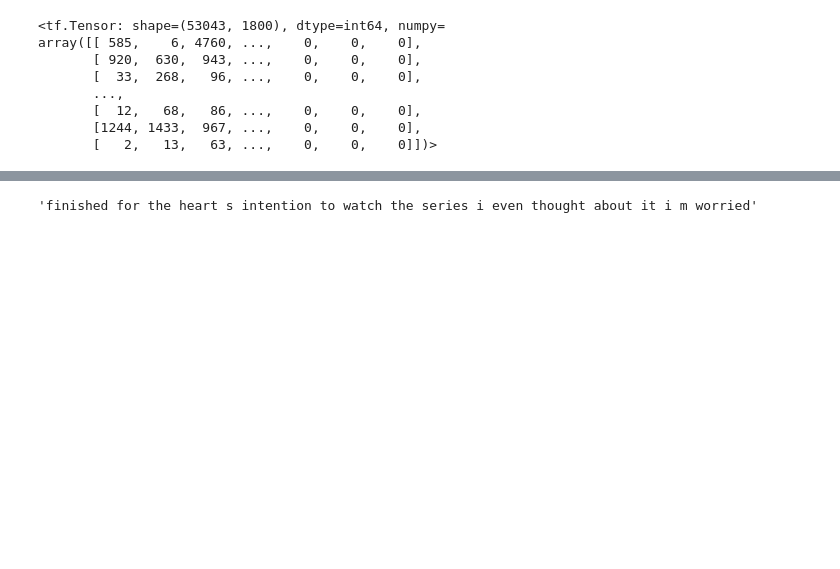
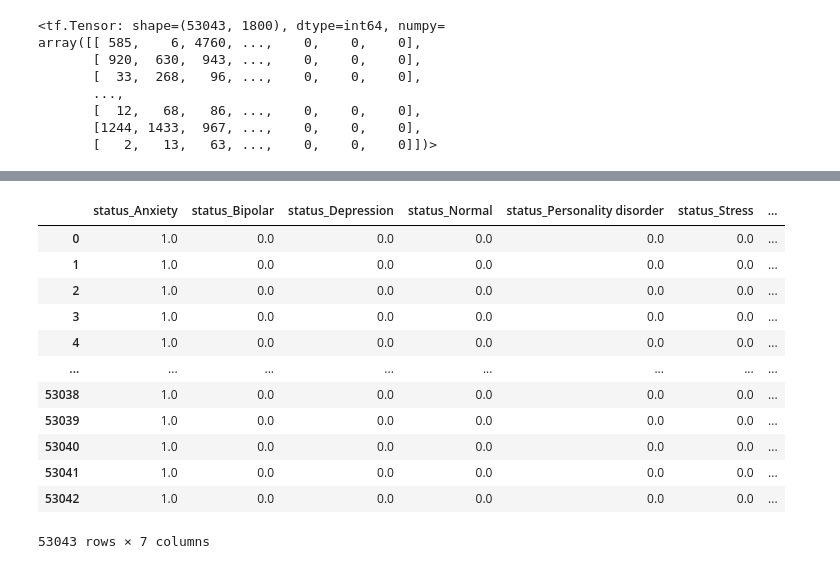
Before and after one commit to AnuAmbekar/Data-Science, a Jupyter notebook: MentalHealthSentiment.ipynb, the cells around one changed output, grey strips where cells are left out. Drawn from its saved outputs; the diff is of its cells as text; code cells hidden in the pictures; blank space fills up the shorter version.

```diff
--- a/MentalHealthSentiment.ipynb
+++ b/MentalHealthSentiment.ipynb
@@ -94,4 +132,0 @@ array([[0., 0., 0., 0., 0., 0., 0.]], dtype=float32)
-# %%
-df.statement[197]
-# %% [output]
-'finished for the heart s intention to watch the series i even thought about it i m worried'
@@ -99,0 +133,21 @@ y
+# %%
+encoded_df
+
+#This dataset shows what feelings that a certain piece of text might signify in terms of mental health conditions.
+
+#For example the first entry says 1 for status_Anxiety.
+#This means that the corresponding statement shows anxiety but not any other mental health issue.
+# %% [output]
+|  | status_Anxiety | status_Bipolar | status_Depression | status_Normal | status_Personality disorder | status_Stress | ... |
+| 0 | 1.0 | 0.0 | 0.0 | 0.0 | 0.0 | 0.0 | ... |
+| 1 | 1.0 | 0.0 | 0.0 | 0.0 | 0.0 | 0.0 | ... |
+| 2 | 1.0 | 0.0 | 0.0 | 0.0 | 0.0 | 0.0 | ... |
+| 3 | 1.0 | 0.0 | 0.0 | 0.0 | 0.0 | 0.0 | ... |
+| 4 | 1.0 | 0.0 | 0.0 | 0.0 | 0.0 | 0.0 | ... |
+| ... | ... | ... | ... | ... | ... | ... | ... |
+| 53038 | 1.0 | 0.0 | 0.0 | 0.0 | 0.0 | 0.0 | ... |
+| 53039 | 1.0 | 0.0 | 0.0 | 0.0 | 0.0 | 0.0 | ... |
+| 53040 | 1.0 | 0.0 | 0.0 | 0.0 | 0.0 | 0.0 | ... |
+| 53041 | 1.0 | 0.0 | 0.0 | 0.0 | 0.0 | 0.0 | ... |
+| 53042 | 1.0 | 0.0 | 0.0 | 0.0 | 0.0 | 0.0 | ... |
+53043 rows × 7 columns
```
Also changed, not shown: parts of 6 cells of this notebook.
